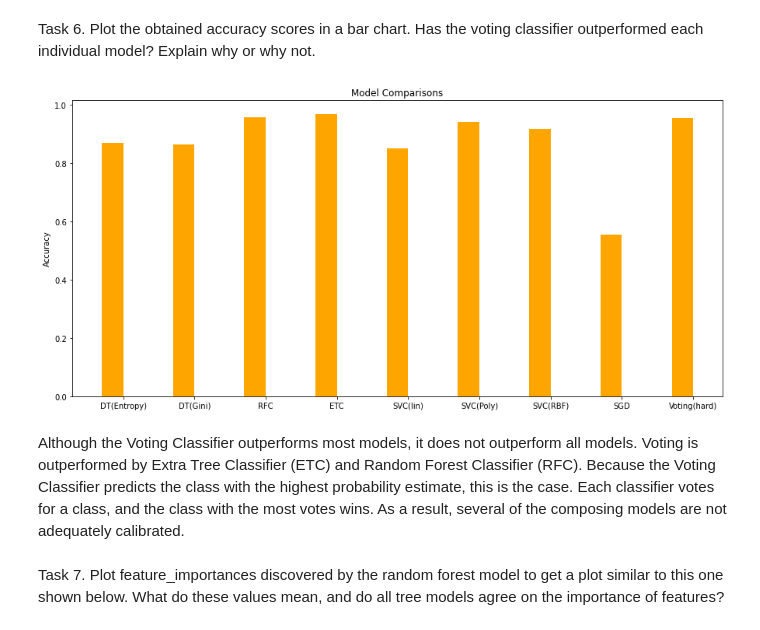
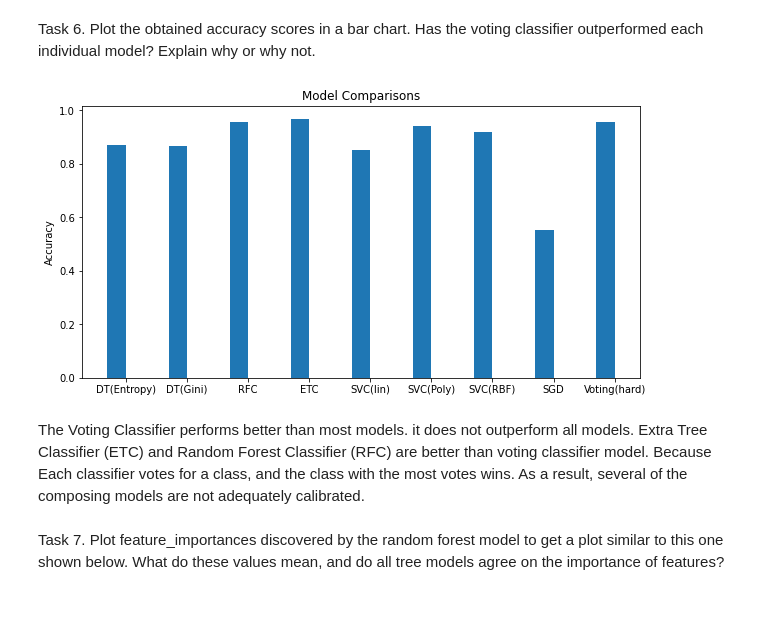
Before and after one commit to sg758253/sg1205, a Jupyter notebook: ADVDS/project5/letter_recognition.ipynb, the cells around one changed output. Cells and saved outputs as stored; diff of their text form; code cells hidden in the pictures.

```diff
--- a/ADVDS/project5/letter_recognition.ipynb
+++ b/ADVDS/project5/letter_recognition.ipynb
@@ -104,9 +104,9 @@ Y = df['class'] #target
 # %%
 # import library
 from sklearn.preprocessing import LabelEncoder
-enc = LabelEncoder()
-enc.fit(Y)
-Y = pd.DataFrame(enc.transform(Y))
+labelEncoder = LabelEncoder()
+labelEncoder.fit(Y)
+Y = pd.DataFrame(labelEncoder.transform(Y))
 Y=Y[0]
 print(X.shape,Y.shape)
 # %% [output]
@@ -238,24 +220,23 @@ Task 6. Plot the obtained accuracy scores in a bar chart. Has the voting classif
 # %%
 # Plotting all models
 
 labels = ['DT(Entropy)', 'DT(Gini)', 'RFC', 'ETC', 'SVC(lin)', 'SVC(Poly)', 'SVC(RBF)', 'SGD', 'Voting(hard)']
 training_scores = [dt_entropy_score, dt_gini_score, rfc_score, etc_score, svc_linear_score , svc_poly_score, svc_rbf_score, sgd_score, hard_voting_score]
 
-
 x = np.arange(len(labels))
 width = 0.3  # the width of the bars
 
-fig, ax = plt.subplots(figsize=(15,7))
-rects1 = ax.bar(x - width/2, training_scores, width, color='orange')
+fig, ax = plt.subplots(figsize=(10,5))
+rects1 = ax.bar(x - width/2, training_scores, width)
 ax.set_ylabel('Accuracy')
 ax.set_xticks(x)
 ax.set_xticklabels(labels)
 plt.title('Model Comparisons')
 plt.show()
 # %% [output]
-[figure, old version]
+[figure, new version]
 # %% [markdown]
-Although the Voting Classifier outperforms most models, it does not outperform all models. Voting is outperformed by Extra Tree Classifier (ETC) and Random Forest Classifier (RFC). Because the Voting Classifier predicts the class with the highest probability estimate, this is the case. Each classifier votes for a class, and the class with the most votes wins. As a result, several of the composing models are not adequately calibrated.
+The Voting Classifier performs better than most models.  it does not outperform all models. Extra Tree Classifier (ETC) and Random Forest Classifier (RFC) are better than voting classifier model. Because Each classifier votes for a class, and the class with the most votes wins. As a result, several of the composing models are not adequately calibrated.
 # %% [markdown]
 Task 7. Plot feature_importances discovered by the random forest model to get a plot similar to this one shown below. What do these values mean, and do all tree models agree on the importance of features?
 # %%
```
Also changed, not shown: parts of 20 cells of this notebook.
